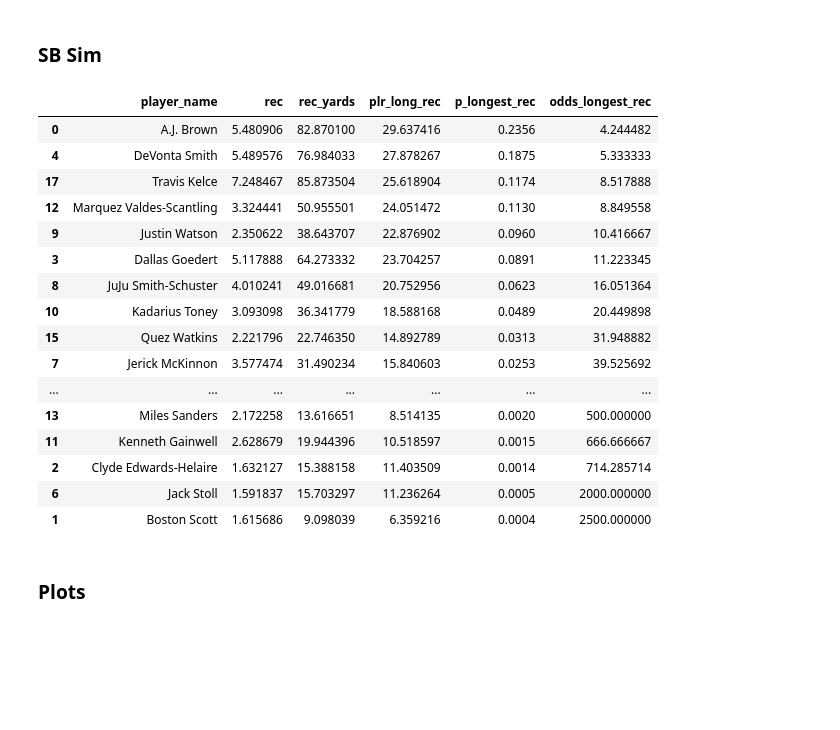
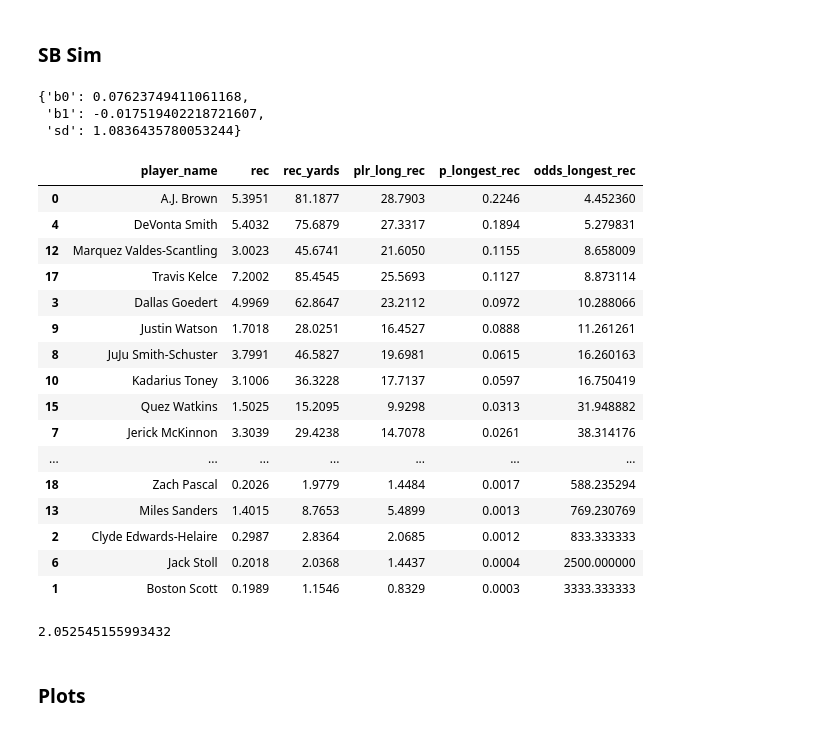
Before and after one commit to masonyahrFD/super_bowl_props, a Jupyter notebook: markets/longest_reception.ipynb, the cells around one changed output. Drawn from its saved outputs; the diff is of its cells as text; code cells hidden in the pictures; blank space fills up the shorter version.

```diff
--- a/markets/longest_reception.ipynb
+++ b/markets/longest_reception.ipynb
@@ -516,9 +512,11 @@ def fit_yards_ratio_dist_pymc(plr_id, plr_pos):
         return beta_plr[["b0", "b1", "sd"]].to_dict("records")[0]
 # %% [markdown]
 ### SB Sim
+# %%
+sb_plrs = prop.query("game_id == 8297 and prop_name == 'rec'")
+#sb_plrs["line"] = np.where(sb_plrs["player_name"] == "Justin Watson", 1.0, sb_plrs["line"])
+sb_plrs = sb_plrs.to_dict("records")
 # %%
-sb_plrs = prop.query("game_id == 8297 and prop_name == 'rec'").to_dict("records")
-
 for sb_plr in sb_plrs:
 
     plr_id = sb_plr["player_id"]
@@ -540,6 +538,12 @@ for sb_plr in sb_plrs:
     sb_plr["yards_ratio_betas_pymc"] = fit_yards_ratio_dist_pymc(plr_id, plr_pos)
 
 sb_plrs_dict = {x["player_name"]:x for x in sb_plrs}
+# %%
+sb_plrs_dict["Justin Watson"]["yards_ratio_betas"]
+# %% [output]
+{'b0': 0.07623749411061168,
+ 'b1': -0.017519402218721607,
+ 'sd': 1.0836435780053244}
 # %%
 # compute cholesky decomp
 n_sims = 10_000
@@ -606,45 +610,56 @@ sim_results = pd.concat(sim_results,axis=0)
 # %%
 sim_results_summary = sim_results\
     .merge(
         sim_results\
             .groupby("simId")\
             .agg({"rec_yards":"max"})\
             .reset_index()\
             .assign(longest_rec = 1),
         on = ["simId", "rec_yards"],
         how = "left"
     )\
     .fillna(0)\
     .assign(plr_long_rec = lambda x: x["rec_yards"])\
     .groupby(["player_name", "simId"])\
     .agg({"rec":"sum", "rec_yards": "sum", "plr_long_rec":"max", "longest_rec":"sum"})\
     .reset_index()\
     .groupby("player_name")\
-    .agg({"rec":"mean", "rec_yards":"mean", "plr_long_rec":"mean", "longest_rec":"sum"})\
+    .agg({"rec":"sum", "rec_yards":"sum", "plr_long_rec":"sum", "longest_rec":"sum"})\
     .reset_index()\
     .assign(
+        rec = lambda x: x["rec"]/n_sims,
+        rec_yards = lambda x: x["rec_yards"]/n_sims,
+        plr_long_rec = lambda x: x["plr_long_rec"]/n_sims,
         p_longest_rec = lambda x: x["longest_rec"]/n_sims,
         odds_longest_rec = lambda x: n_sims/x["longest_rec"]
     )\
     .sort_values("p_longest_rec",ascending = False)\
     .drop("longest_rec", axis=1)
 
 sim_results_summary
 # %% [output]
 |  | player_name | rec | rec_yards | plr_long_rec | p_longest_rec | odds_longest_rec |
-| 0 | A.J. Brown | 5.480906 | 82.870100 | 29.637416 | 0.2356 | 4.244482 |
-| 4 | DeVonta Smith | 5.489576 | 76.984033 | 27.878267 | 0.1875 | 5.333333 |
-| 17 | Travis Kelce | 7.248467 | 85.873504 | 25.618904 | 0.1174 | 8.517888 |
-| 12 | Marquez Valdes-Scantling | 3.324441 | 50.955501 | 24.051472 | 0.1130 | 8.849558 |
-| 9 | Justin Watson | 2.350622 | 38.643707 | 22.876902 | 0.0960 | 10.416667 |
-| 3 | Dallas Goedert | 5.117888 | 64.273332 | 23.704257 | 0.0891 | 11.223345 |
-| 8 | JuJu Smith-Schuster | 4.010241 | 49.016681 | 20.752956 | 0.0623 | 16.051364 |
-| 10 | Kadarius Toney | 3.093098 | 36.341779 | 18.588168 | 0.0489 | 20.449898 |
-| 15 | Quez Watkins | 2.221796 | 22.746350 | 14.892789 | 0.0313 | 31.948882 |
-| 7 | Jerick McKinnon | 3.577474 | 31.490234 | 15.840603 | 0.0253 | 39.525692 |
+| 0 | A.J. Brown | 5.3951 | 81.1877 | 28.7903 | 0.2246 | 4.452360 |
+| 4 | DeVonta Smith | 5.4032 | 75.6879 | 27.3317 | 0.1894 | 5.279831 |
+| 12 | Marquez Valdes-Scantling | 3.0023 | 45.6741 | 21.6050 | 0.1155 | 8.658009 |
+| 17 | Travis Kelce | 7.2002 | 85.4545 | 25.5693 | 0.1127 | 8.873114 |
+| 3 | Dallas Goedert | 4.9969 | 62.8647 | 23.2112 | 0.0972 | 10.288066 |
+| 9 | Justin Watson | 1.7018 | 28.0251 | 16.4527 | 0.0888 | 11.261261 |
+| 8 | JuJu Smith-Schuster | 3.7991 | 46.5827 | 19.6981 | 0.0615 | 16.260163 |
+| 10 | Kadarius Toney | 3.1006 | 36.3228 | 17.7137 | 0.0597 | 16.750419 |
+| 15 | Quez Watkins | 1.5025 | 15.2095 | 9.9298 | 0.0313 | 31.948882 |
+| 7 | Jerick McKinnon | 3.3039 | 29.4238 | 14.7078 | 0.0261 | 38.314176 |
 | ... | ... | ... | ... | ... | ... | ... |
-| 13 | Miles Sanders | 2.172258 | 13.616651 | 8.514135 | 0.0020 | 500.000000 |
-| 11 | Kenneth Gainwell | 2.628679 | 19.944396 | 10.518597 | 0.0015 | 666.666667 |
-| 2 | Clyde Edwards-Helaire | 1.632127 | 15.388158 | 11.403509 | 0.0014 | 714.285714 |
-| 6 | Jack Stoll | 1.591837 | 15.703297 | 11.236264 | 0.0005 | 2000.000000 |
-| 1 | Boston Scott | 1.615686 | 9.098039 | 6.359216 | 0.0004 | 2500.000000 |
+| 18 | Zach Pascal | 0.2026 | 1.9779 | 1.4484 | 0.0017 | 588.235294 |
+| 13 | Miles Sanders | 1.4015 | 8.7653 | 5.4899 | 0.0013 | 769.230769 |
+| 2 | Clyde Edwards-Helaire | 0.2987 | 2.8364 | 2.0685 | 0.0012 | 833.333333 |
+| 6 | Jack Stoll | 0.2018 | 2.0368 | 1.4437 | 0.0004 | 2500.000000 |
+| 1 | Boston Scott | 0.1989 | 1.1546 | 0.8329 | 0.0003 | 3333.333333 |
+# %%
+player = "Quez Watkins"
+line = 6.5
+y = sim_results.query(f"player_name == '{player}'").groupby("simId").agg({"rec_yards":"max"}).reset_index().rec_yards
+
+n_sims/np.sum(y > line)
+# %% [output]
+2.052545155993432
```
Also changed, not shown: parts of 3 cells of this notebook.
